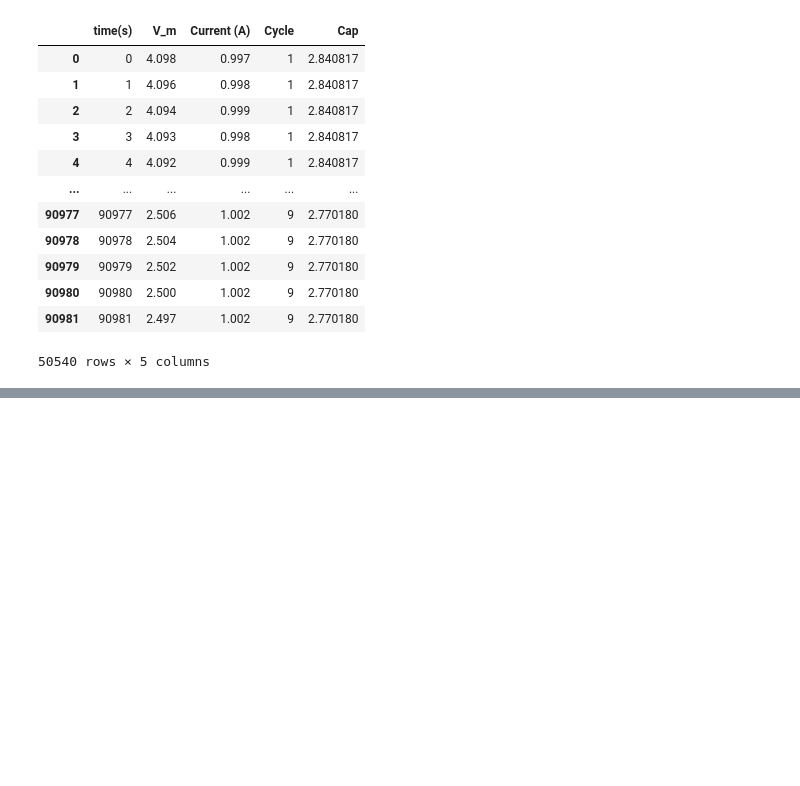
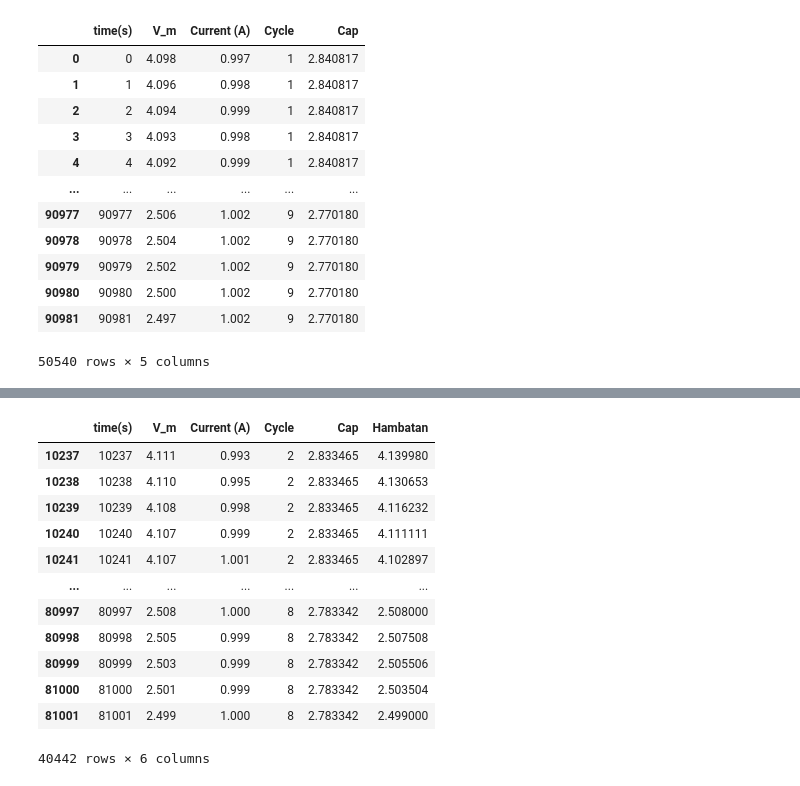
Before and after one commit to Farandausten/LiveCode, a Jupyter notebook: LIVECODE1.ipynb, the cells around one changed output, grey strips where cells are left out. Drawn from its saved outputs; the diff is of its cells as text; code cells hidden in the pictures; blank space fills up the shorter version.

```diff
--- a/LIVECODE1.ipynb
+++ b/LIVECODE1.ipynb
@@ -173,0 +156,9 @@ df
+# %%
+ganjil = df[df["Cycle"] % 2 == 0]
+genap = df[df["Cycle"] % 2 != 0]
+# %%
+for cyc in df.Cycle.unique():
+    if cyc % 2 != 0:
+        ganjil["Hambatan"] = df.apply(lambda df: hambatan(df['V_m'], df['Current (A)']), axis=1)
+    else:
+        genap["Daya"] = df.apply(lambda df: daya(df['V_m'], df['Current (A)']), axis=1)
@@ -173,0 +176,3 @@ df
+# %%
+df["Hambatan"] = ganjil["Hambatan"]
+df["Daya"] = genap["Daya"]
@@ -173,0 +195,3 @@ df
+# %%
+ganjil["Hambatan"] = df.apply(lambda df: hambatan(df['V_m'], df['Current (A)']), axis=1)
+genap["Daya"] = df.apply(lambda df: daya(df['V_m'], df['Current (A)']), axis=1)
@@ -173,0 +209,16 @@ df
+# %%
+ganjil
+# %% [output]
+|  | time(s) | V_m | Current (A) | Cycle | Cap | Hambatan |
+| 10237 | 10237 | 4.111 | 0.993 | 2 | 2.833465 | 4.139980 |
+| 10238 | 10238 | 4.110 | 0.995 | 2 | 2.833465 | 4.130653 |
+| 10239 | 10239 | 4.108 | 0.998 | 2 | 2.833465 | 4.116232 |
+| 10240 | 10240 | 4.107 | 0.999 | 2 | 2.833465 | 4.111111 |
+| 10241 | 10241 | 4.107 | 1.001 | 2 | 2.833465 | 4.102897 |
+| ... | ... | ... | ... | ... | ... | ... |
+| 80997 | 80997 | 2.508 | 1.000 | 8 | 2.783342 | 2.508000 |
+| 80998 | 80998 | 2.505 | 0.999 | 8 | 2.783342 | 2.507508 |
+| 80999 | 80999 | 2.503 | 0.999 | 8 | 2.783342 | 2.505506 |
+| 81000 | 81000 | 2.501 | 0.999 | 8 | 2.783342 | 2.503504 |
+| 81001 | 81001 | 2.499 | 1.000 | 8 | 2.783342 | 2.499000 |
+40442 rows × 6 columns
```
Also changed, not shown: parts of 26 cells of this notebook.
